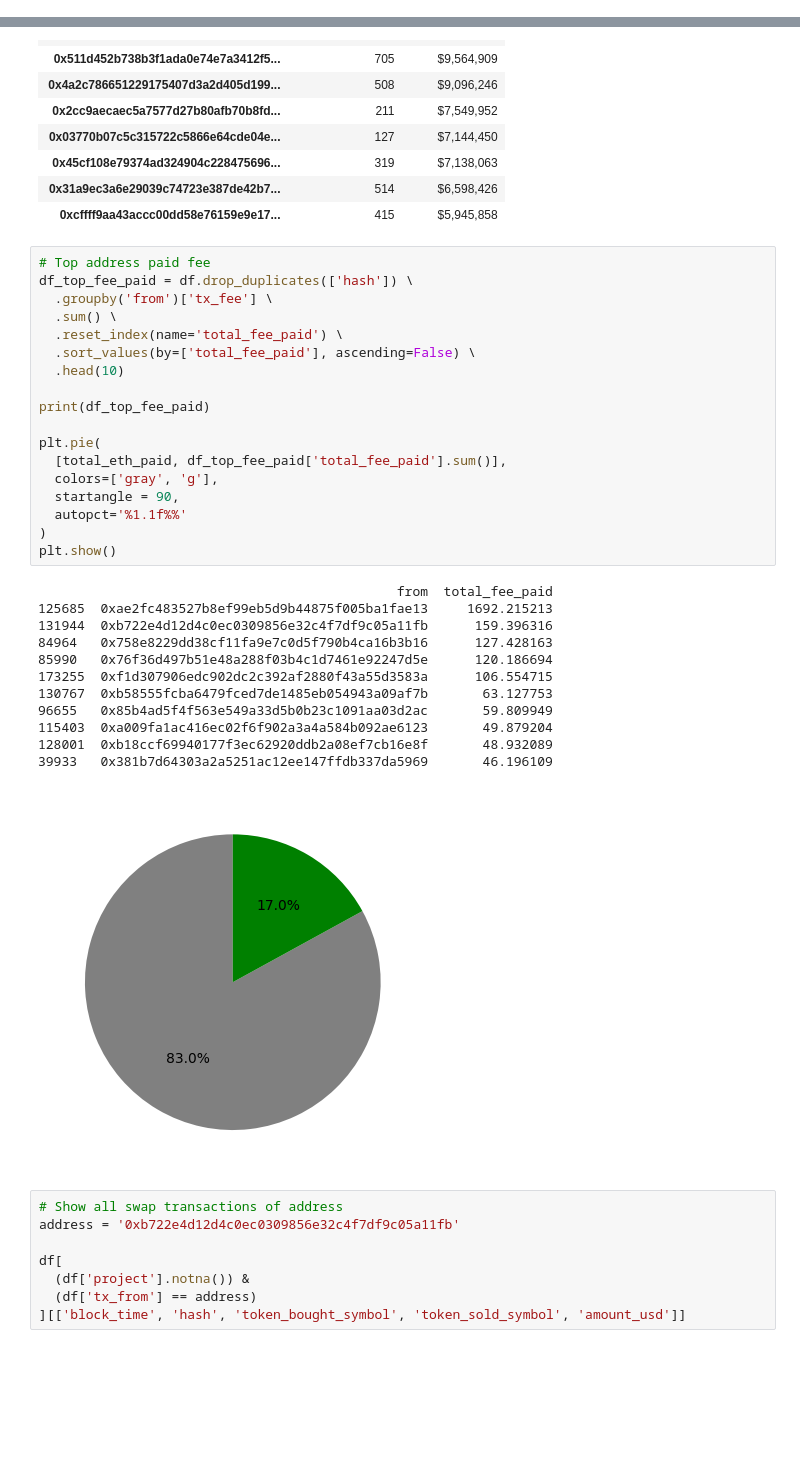
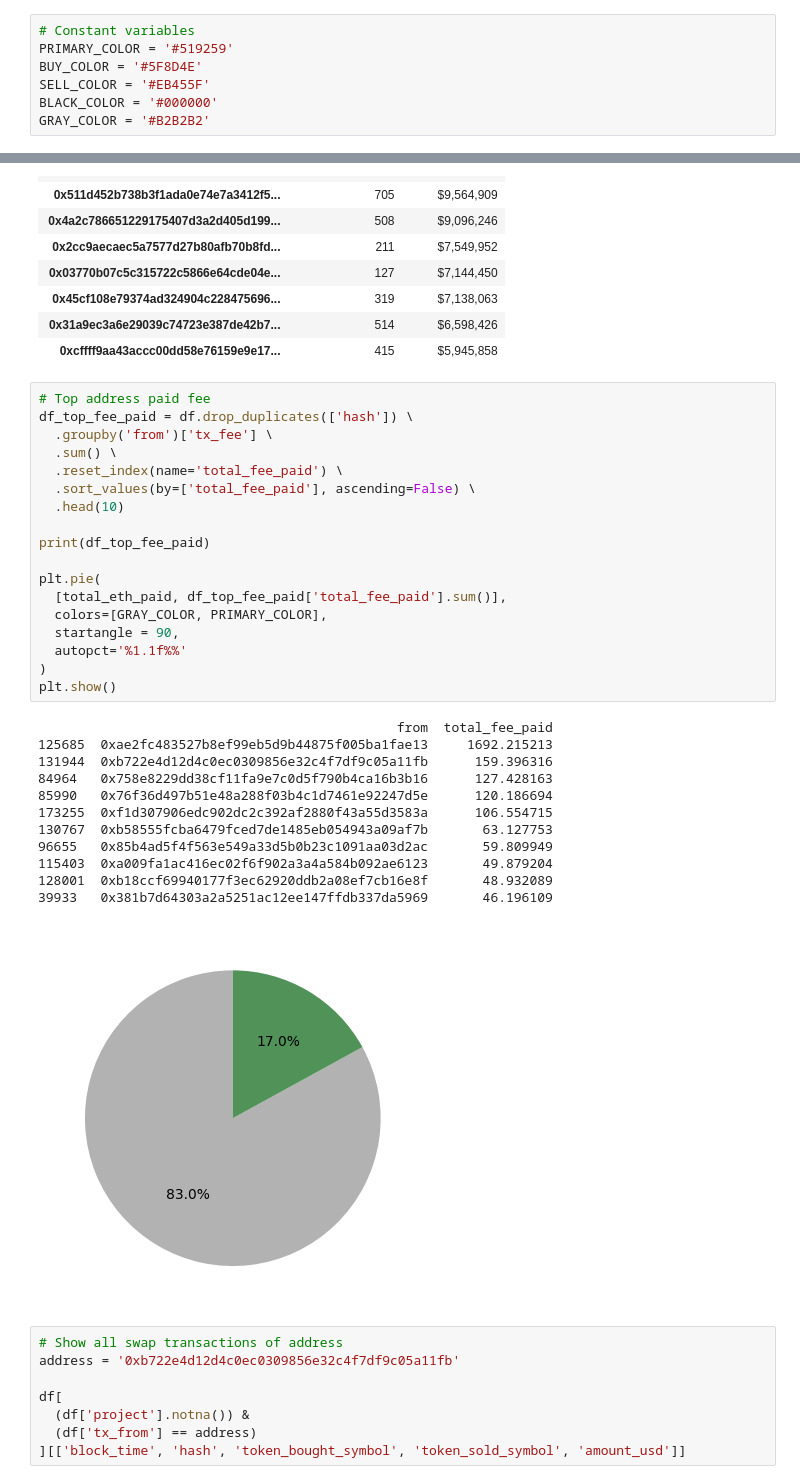
Before and after one commit to bazhkha/pepe-coin-analytics, a Jupyter notebook: index.ipynb, the cells around one changed output, grey strips where cells are left out. Saved outputs shown, nothing was run; the diff lists cells and outputs as text; blank space fills up the shorter version.

Commit message:
feat: add colors

```diff
--- a/index.ipynb
+++ b/index.ipynb
@@ -63,6 +63,13 @@ def format_currency(number):
   formatted_number = '{:.0f}{}'.format(number, suffixes[suffix_index])
 
   return '$' + formatted_number
+# %%
+# Constant variables
+PRIMARY_COLOR = '#519259'
+BUY_COLOR = '#5F8D4E'
+SELL_COLOR = '#EB455F'
+BLACK_COLOR = '#000000'
+GRAY_COLOR = '#B2B2B2'
 # %%
 # Overview
 start_time = df['block_time'].iloc[0]
@@ -561,34 +567,34 @@ Top 10 address by RealizedPnL
 # %%
 # Top address paid fee
 df_top_fee_paid = df.drop_duplicates(['hash']) \
   .groupby('from')['tx_fee'] \
   .sum() \
   .reset_index(name='total_fee_paid') \
   .sort_values(by=['total_fee_paid'], ascending=False) \
   .head(10)
 
 print(df_top_fee_paid)
 
 plt.pie(
   [total_eth_paid, df_top_fee_paid['total_fee_paid'].sum()],
-  colors=['gray', 'g'],
+  colors=[GRAY_COLOR, PRIMARY_COLOR],
   startangle = 90,
   autopct='%1.1f%%'
 )
 plt.show()
 # %% [output]
                                               from  total_fee_paid
 125685  0xae2fc483527b8ef99eb5d9b44875f005ba1fae13     1692.215213
 131944  0xb722e4d12d4c0ec0309856e32c4f7df9c05a11fb      159.396316
 84964   0x758e8229dd38cf11fa9e7c0d5f790b4ca16b3b16      127.428163
 85990   0x76f36d497b51e48a288f03b4c1d7461e92247d5e      120.186694
 173255  0xf1d307906edc902dc2c392af2880f43a55d3583a      106.554715
 130767  0xb58555fcba6479fced7de1485eb054943a09af7b       63.127753
 96655   0x85b4ad5f4f563e549a33d5b0b23c1091aa03d2ac       59.809949
 115403  0xa009fa1ac416ec02f6f902a3a4a584b092ae6123       49.879204
 128001  0xb18ccf69940177f3ec62920ddb2a08ef7cb16e8f       48.932089
 39933   0x381b7d64303a2a5251ac12ee147ffdb337da5969       46.196109
-[figure, old version]
+[figure, new version]
 # %%
 # Show all swap transactions of address
 address = '0xb722e4d12d4c0ec0309856e32c4f7df9c05a11fb'
```
Also changed, not shown: parts of 6 cells of this notebook.
